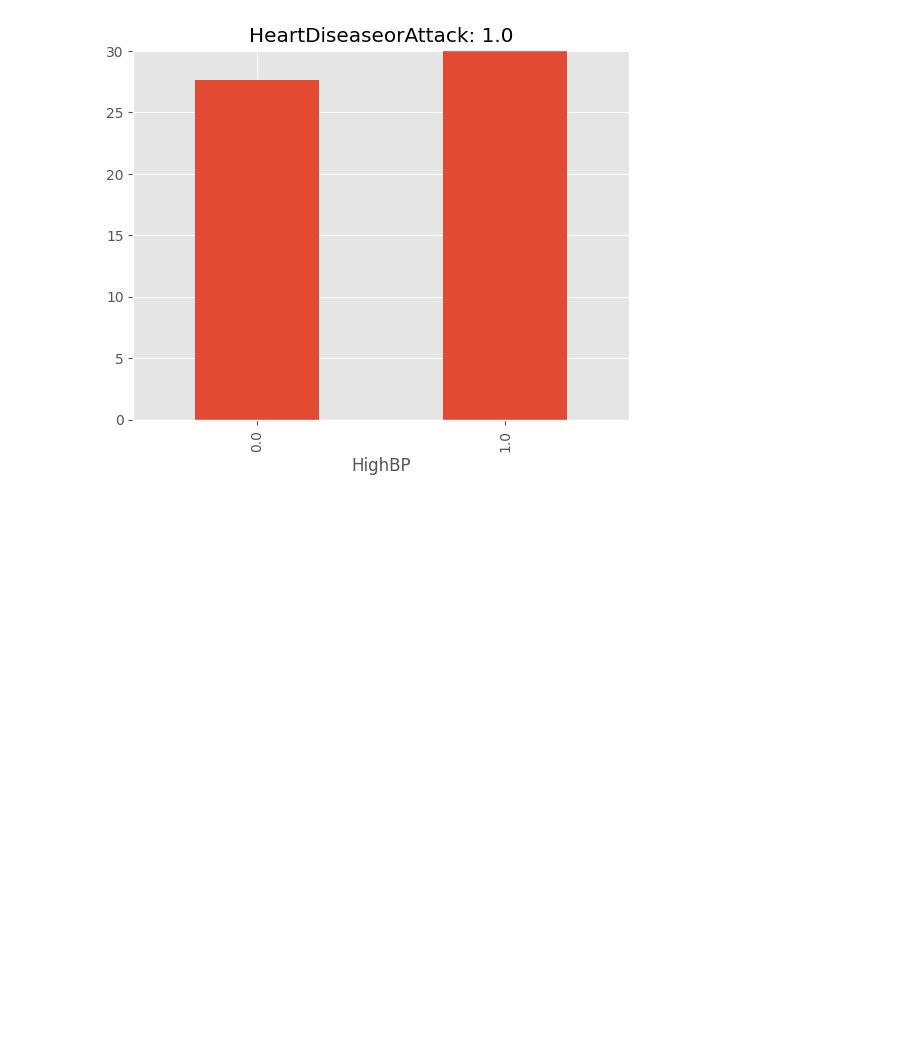
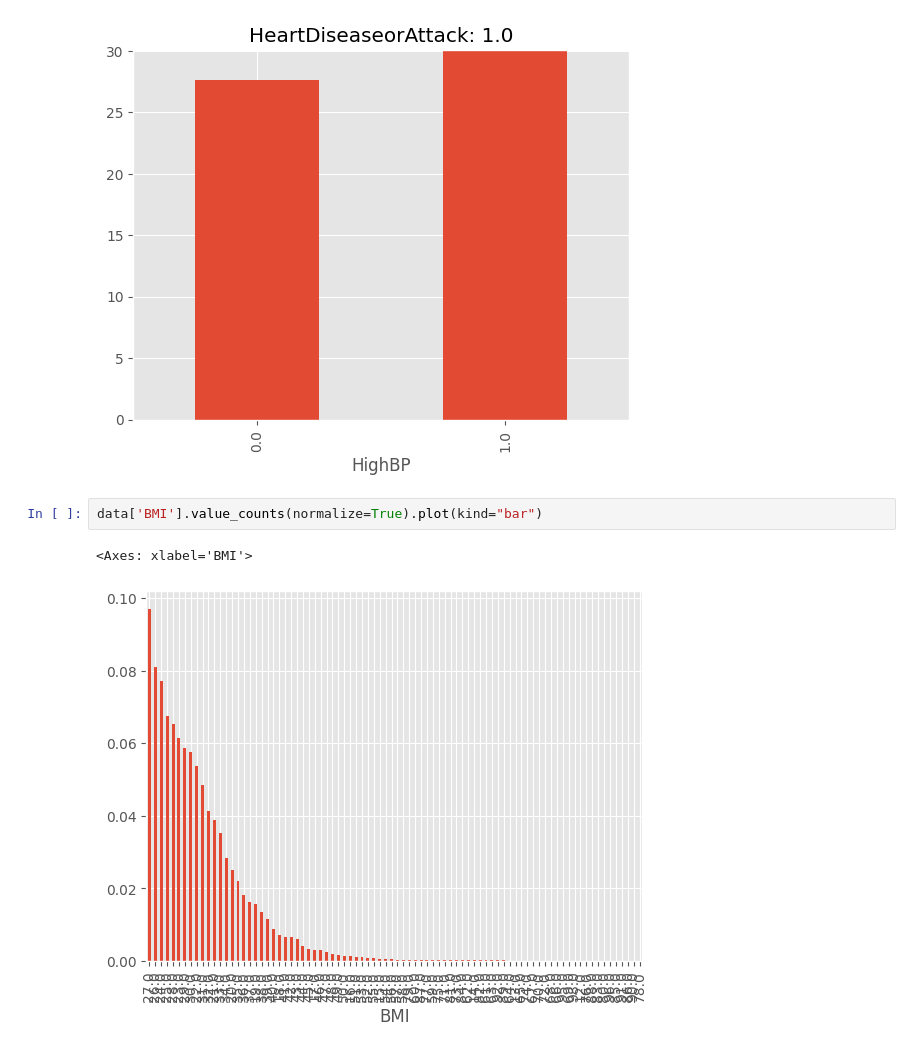
Before and after one commit to RobinMurk/Heart_attack_risk_analysis, a Jupyter notebook: Heart_disease_analysis.ipynb, the cells around one changed output. Saved outputs shown, nothing was run; the diff lists cells and outputs as text; blank space fills up the shorter version.

```diff
--- a/Heart_disease_analysis.ipynb
+++ b/Heart_disease_analysis.ipynb
@@ -98,3 +93,8 @@ HeartDiseaseorAttack
 1.0                   27.672590  30.063532
 [figure]
 [figure]
+# %%
+data['BMI'].value_counts(normalize=True).plot(kind="bar")
+# %% [output]
+<Axes: xlabel='BMI'>
+[figure, added]
```
Also changed, not shown: parts of 13 cells of this notebook, 1 other file.
